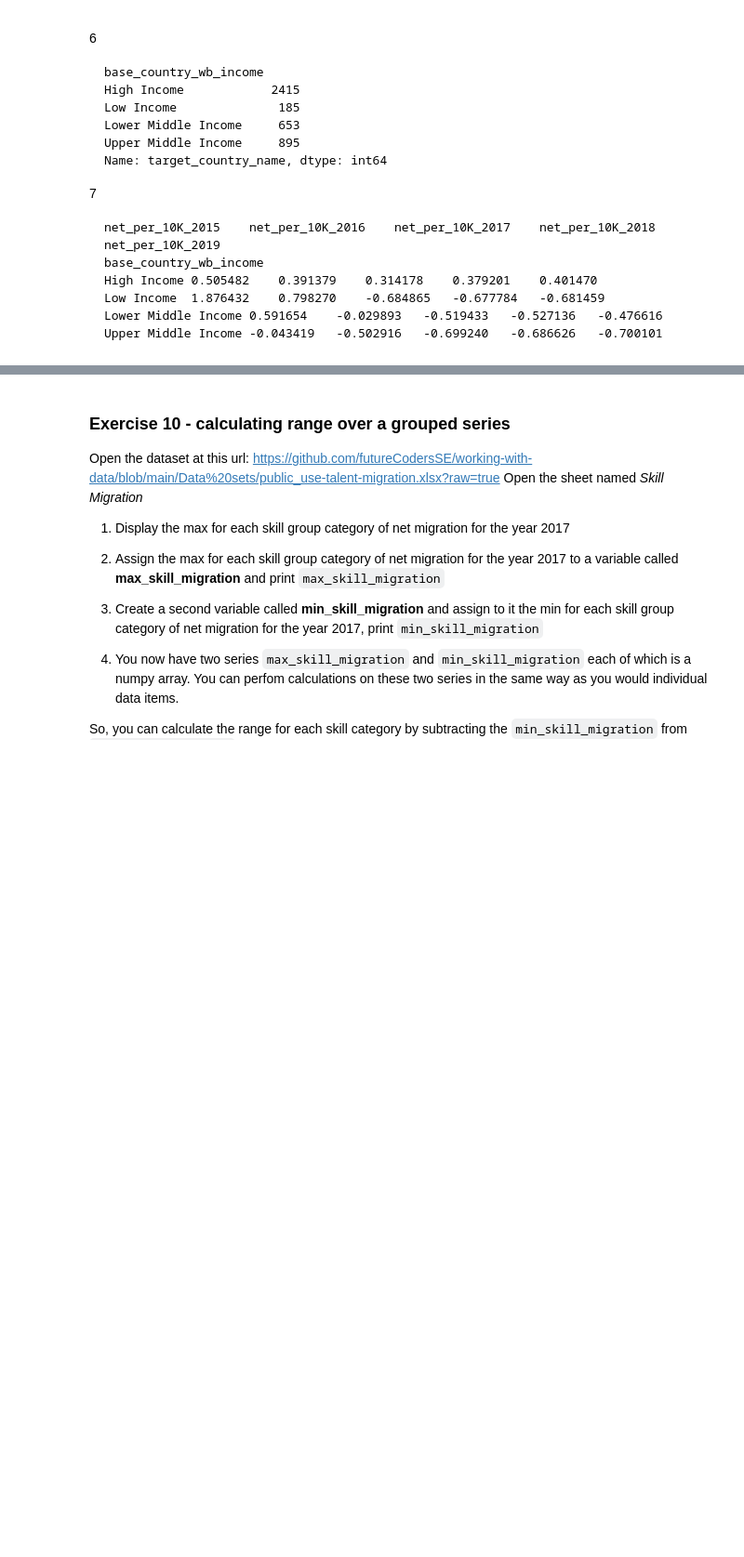
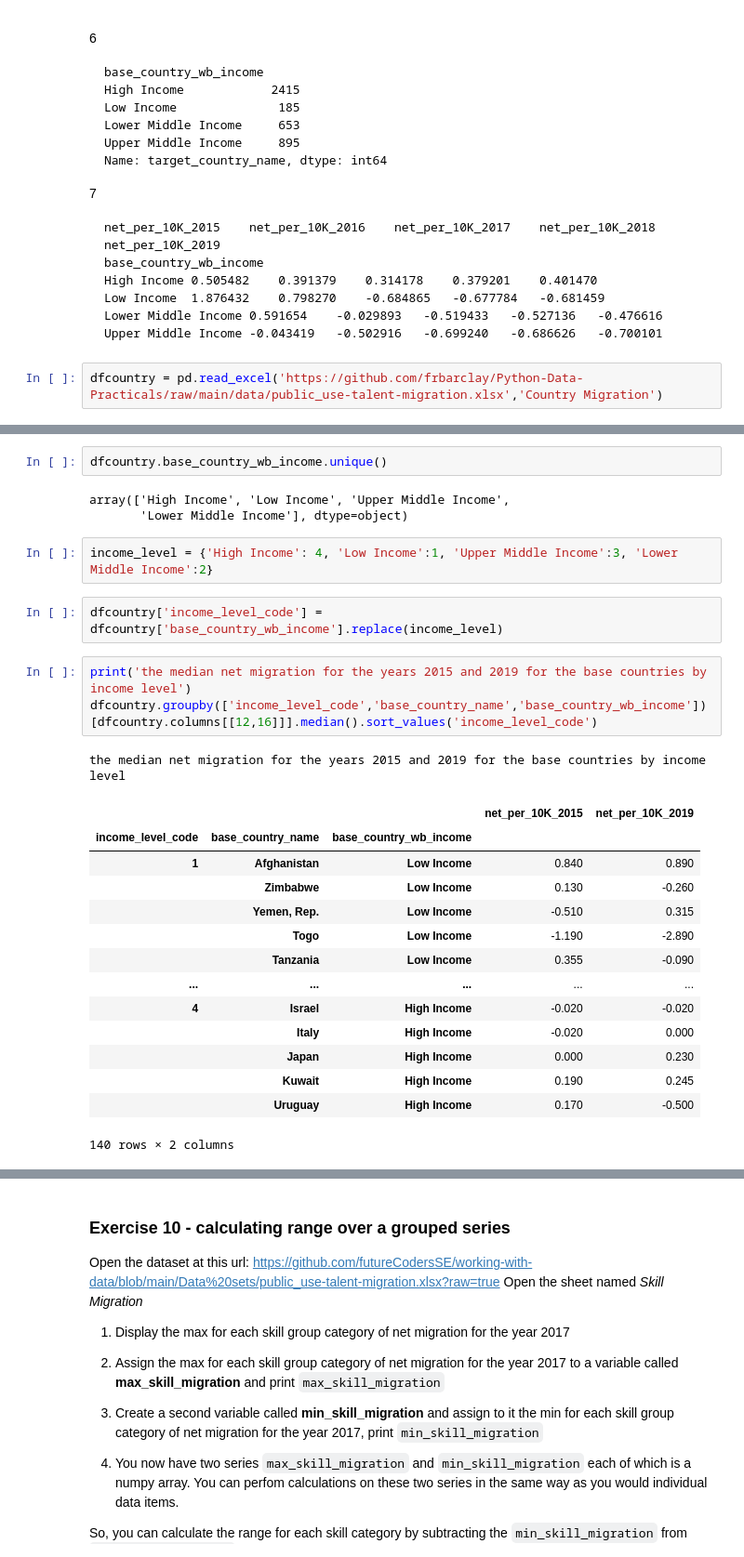
Before and after one commit to fraserrbarclay/Python-Data-Practicals, a Jupyter notebook: worksheets/Describing_data.ipynb, the cells around one changed output, grey strips where cells are left out. Shown at 93% size. Saved outputs shown, nothing was run; the diff lists cells and outputs as text; blank space fills up the shorter version.

````diff
--- a/worksheets/Describing_data.ipynb
+++ b/worksheets/Describing_data.ipynb
@@ -479,3 +479,5 @@ Low Income	1.876432	0.798270	-0.684865	-0.677784	-0.681459
 Lower Middle Income	0.591654	-0.029893	-0.519433	-0.527136	-0.476616
 Upper Middle Income	-0.043419	-0.502916	-0.699240	-0.686626	-0.700101
 ```
+# %%
+dfcountry = pd.read_excel('https://github.com/frbarclay/Python-Data-Practicals/raw/main/data/public_use-talent-migration.xlsx','Country Migration')
@@ -481,0 +530,28 @@ Upper Middle Income	-0.043419	-0.502916	-0.699240	-0.686626	-0.700101
+# %%
+dfcountry.base_country_wb_income.unique()
+# %% [output]
+array(['High Income', 'Low Income', 'Upper Middle Income',
+       'Lower Middle Income'], dtype=object)
+# %%
+income_level = {'High Income': 4, 'Low Income':1, 'Upper Middle Income':3, 'Lower Middle Income':2}
+# %%
+dfcountry['income_level_code'] = dfcountry['base_country_wb_income'].replace(income_level)
+# %%
+print('the median net migration for the years 2015 and 2019 for the base countries by income level')
+dfcountry.groupby(['income_level_code','base_country_name','base_country_wb_income'])[dfcountry.columns[[12,16]]].median().sort_values('income_level_code')
+# %% [output]
+the median net migration for the years 2015 and 2019 for the base countries by income level
+|  |  |  | net_per_10K_2015 | net_per_10K_2019 |
+| income_level_code | base_country_name | base_country_wb_income |  |  |
+| 1 | Afghanistan | Low Income | 0.840 | 0.890 |
+|  | Zimbabwe | Low Income | 0.130 | -0.260 |
+|  | Yemen, Rep. | Low Income | -0.510 | 0.315 |
+|  | Togo | Low Income | -1.190 | -2.890 |
+|  | Tanzania | Low Income | 0.355 | -0.090 |
+| ... | ... | ... | ... | ... |
+| 4 | Israel | High Income | -0.020 | -0.020 |
+|  | Italy | High Income | -0.020 | 0.000 |
+|  | Japan | High Income | 0.000 | 0.230 |
+|  | Kuwait | High Income | 0.190 | 0.245 |
+|  | Uruguay | High Income | 0.170 | -0.500 |
+140 rows × 2 columns
````
Also changed, not shown: parts of 8 cells of this notebook.
